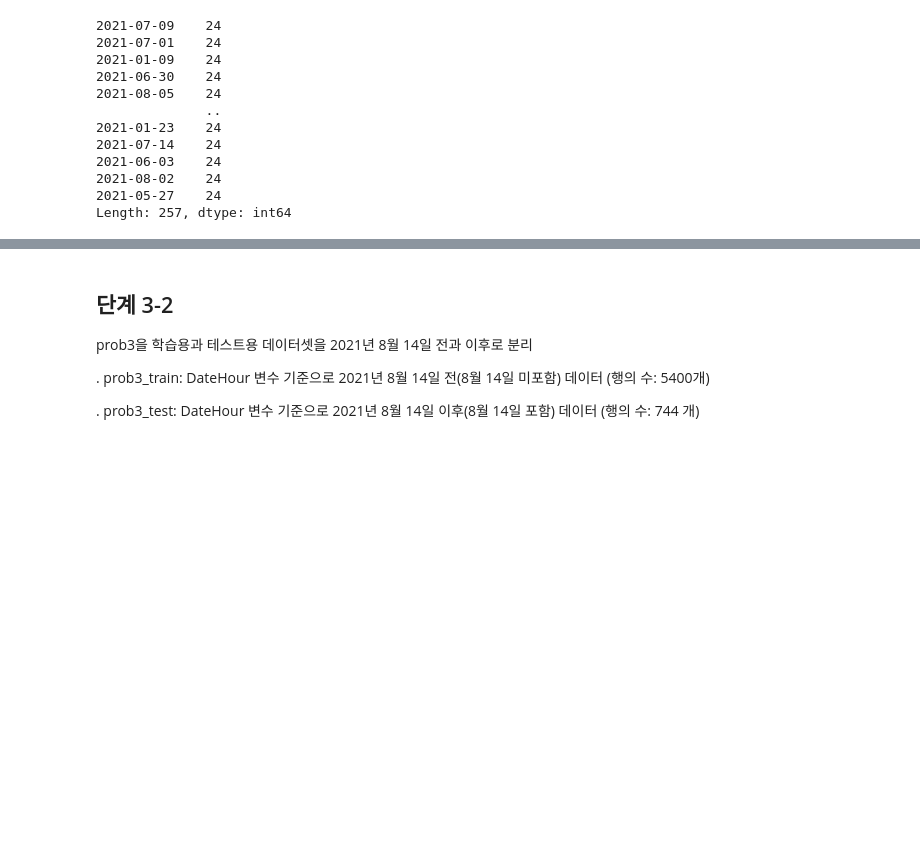
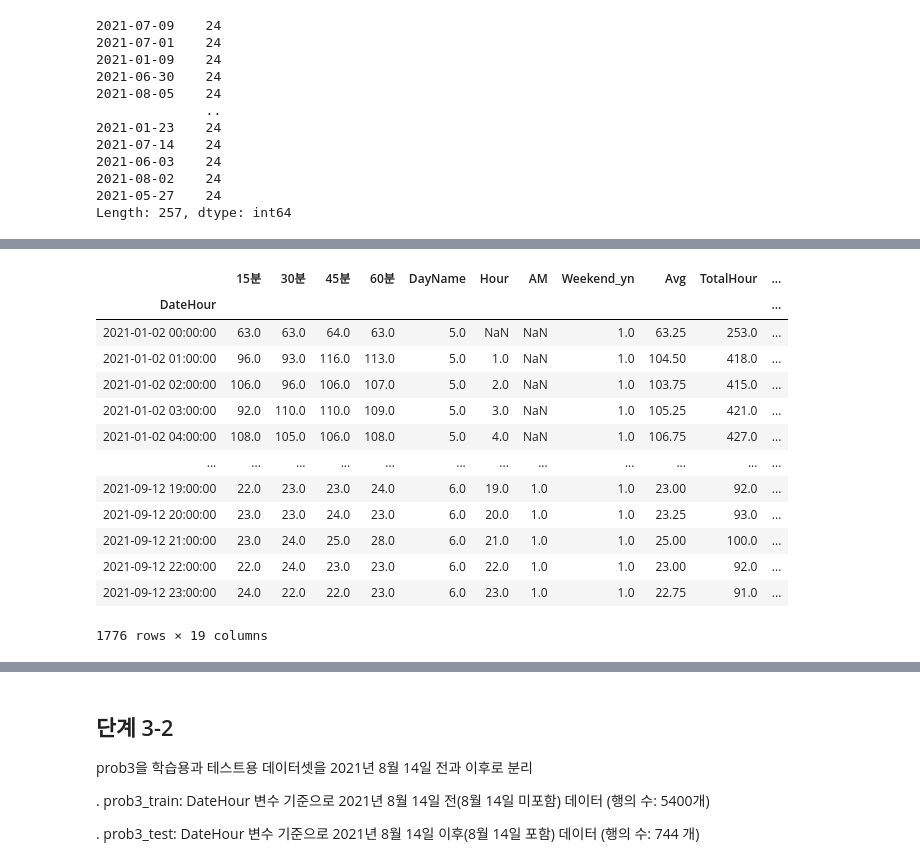
Before and after one commit to sunkusun9/DS_lv3_2311_1, a Jupyter notebook: sec_ds_lv3_prob3_prob.ipynb, the cells around one changed output, grey strips where cells are left out. Cells and saved outputs as stored; diff of their text form; code cells hidden in the pictures; blank space fills up the shorter version.

```diff
--- a/sec_ds_lv3_prob3_prob.ipynb
+++ b/sec_ds_lv3_prob3_prob.ipynb
@@ -882,0 +870,18 @@ df_prob3.shape
+# %%
+# Weekend_yn 열을 기준으로 결측이 아닌 행들을 가져옵니다.
+df_na.loc[df_na['Weekend_yn'].notna()]
+# %% [output]
+|  | 15분 | 30분 | 45분 | 60분 | DayName | Hour | AM | Weekend_yn | Avg | TotalHour | ... |
+| DateHour |  |  |  |  |  |  |  |  |  |  | ... |
+| 2021-01-02 00:00:00 | 63.0 | 63.0 | 64.0 | 63.0 | 5.0 | NaN | NaN | 1.0 | 63.25 | 253.0 | ... |
+| 2021-01-02 01:00:00 | 96.0 | 93.0 | 116.0 | 113.0 | 5.0 | 1.0 | NaN | 1.0 | 104.50 | 418.0 | ... |
+| 2021-01-02 02:00:00 | 106.0 | 96.0 | 106.0 | 107.0 | 5.0 | 2.0 | NaN | 1.0 | 103.75 | 415.0 | ... |
+| 2021-01-02 03:00:00 | 92.0 | 110.0 | 110.0 | 109.0 | 5.0 | 3.0 | NaN | 1.0 | 105.25 | 421.0 | ... |
+| 2021-01-02 04:00:00 | 108.0 | 105.0 | 106.0 | 108.0 | 5.0 | 4.0 | NaN | 1.0 | 106.75 | 427.0 | ... |
+| ... | ... | ... | ... | ... | ... | ... | ... | ... | ... | ... | ... |
+| 2021-09-12 19:00:00 | 22.0 | 23.0 | 23.0 | 24.0 | 6.0 | 19.0 | 1.0 | 1.0 | 23.00 | 92.0 | ... |
+| 2021-09-12 20:00:00 | 23.0 | 23.0 | 24.0 | 23.0 | 6.0 | 20.0 | 1.0 | 1.0 | 23.25 | 93.0 | ... |
+| 2021-09-12 21:00:00 | 23.0 | 24.0 | 25.0 | 28.0 | 6.0 | 21.0 | 1.0 | 1.0 | 25.00 | 100.0 | ... |
+| 2021-09-12 22:00:00 | 22.0 | 24.0 | 23.0 | 23.0 | 6.0 | 22.0 | 1.0 | 1.0 | 23.00 | 92.0 | ... |
+| 2021-09-12 23:00:00 | 24.0 | 22.0 | 22.0 | 23.0 | 6.0 | 23.0 | 1.0 | 1.0 | 22.75 | 91.0 | ... |
+1776 rows × 19 columns
```
Also changed, not shown: parts of 86 cells of this notebook.
